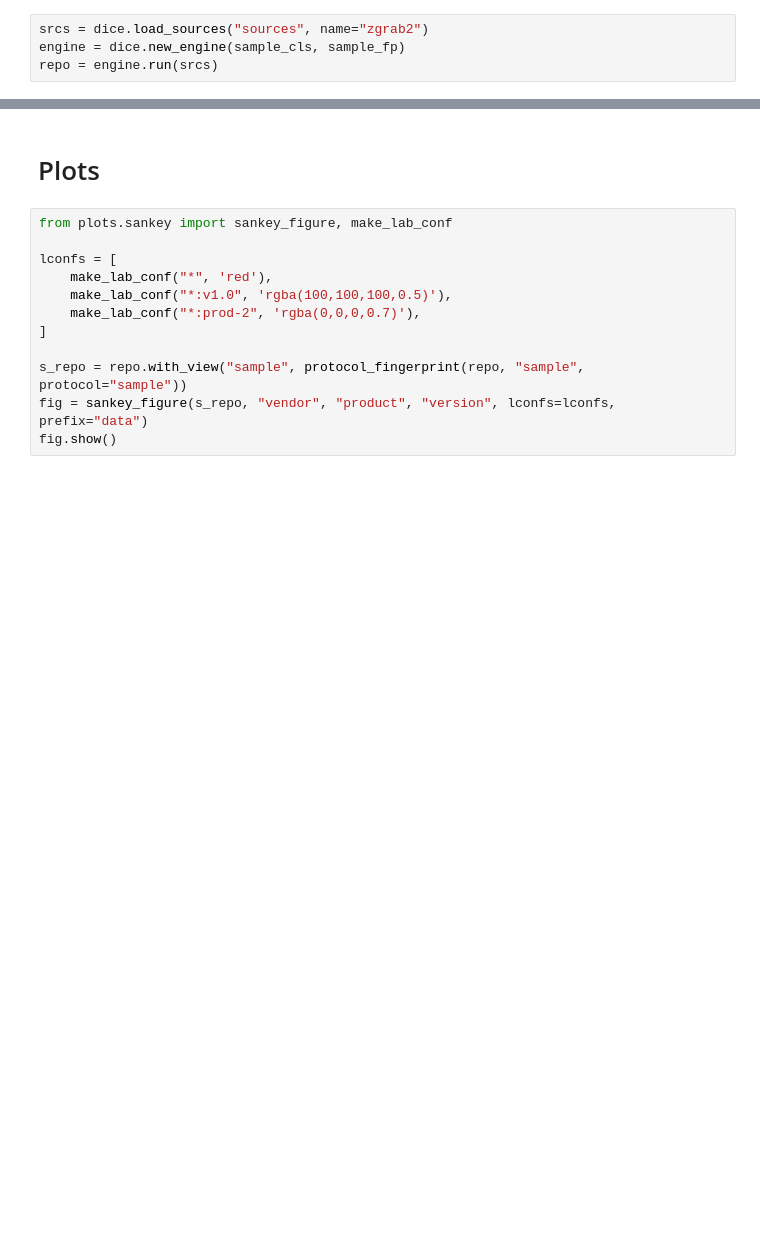
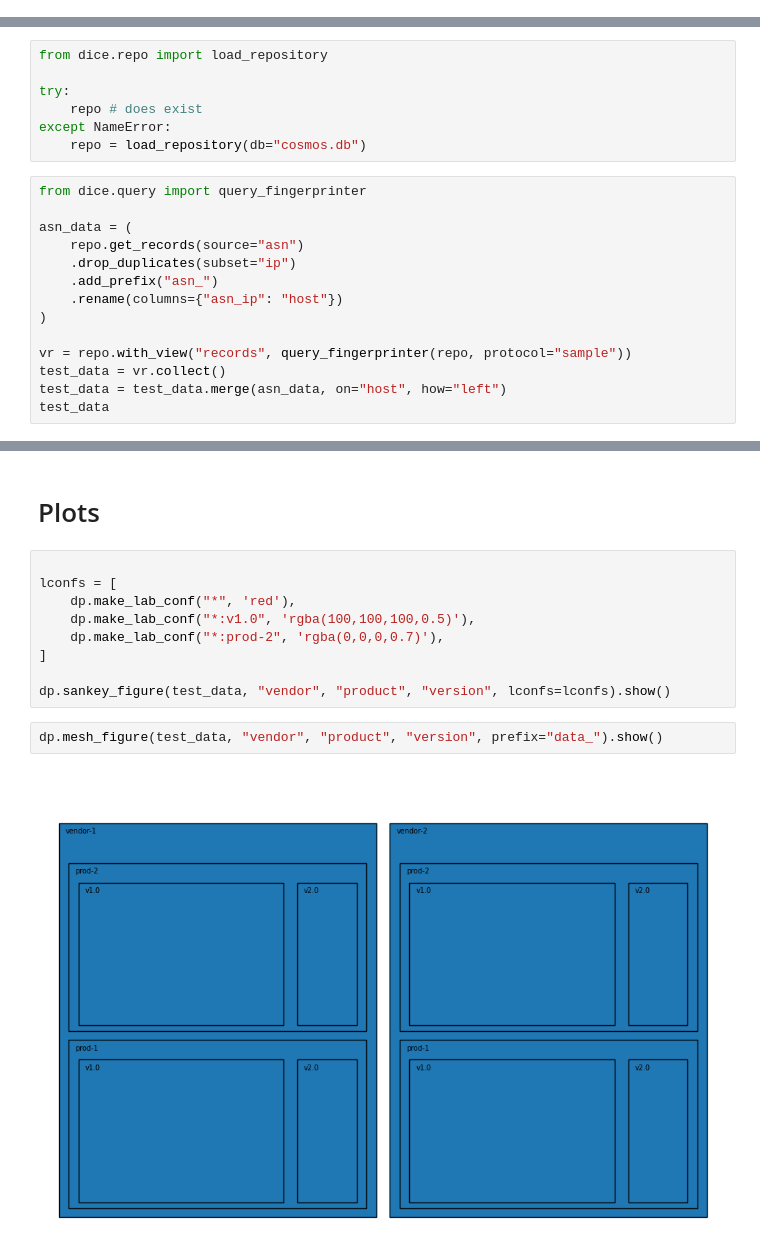
Before and after one commit to RicYaben/dice-mini, a Jupyter notebook: examples/example.ipynb, the cells around one changed output, grey strips where cells are left out. Drawn from its saved outputs; the diff is of its cells as text; blank space fills up the shorter version.

Commit message:
finish dice-mini

```diff
--- a/examples/example.ipynb
+++ b/examples/example.ipynb
@@ -58,4 +53,0 @@ sample_fp = dice.new_fingerprinter(fp_handler, preffix="fp")
-# %%
-srcs = dice.load_sources("sources", name="zgrab2")
-engine = dice.new_engine(sample_cls, sample_fp)
-repo = engine.run(srcs)
@@ -61,0 +56,21 @@ repo = engine.run(srcs)
+# %%
+from dice.repo import load_repository
+
+try:
+    repo # does exist
+except NameError:
+    repo = load_repository(db="cosmos.db")
+# %%
+from dice.query import query_fingerprinter
+
+asn_data = (
+    repo.get_records(source="asn")
+    .drop_duplicates(subset="ip")
+    .add_prefix("asn_")
+    .rename(columns={"asn_ip": "host"})
+)
+
+vr = repo.with_view("records", query_fingerprinter(repo, protocol="sample"))
+test_data = vr.collect()
+test_data = test_data.merge(asn_data, on="host", how="left")
+test_data
@@ -62,14 +84,15 @@ repo = engine.run(srcs)
 # %% [markdown]
 # Plots
 # %%
-from plots.sankey import sankey_figure, make_lab_conf
 
 lconfs = [
-    make_lab_conf("*", 'red'),
-    make_lab_conf("*:v1.0", 'rgba(100,100,100,0.5)'),
-    make_lab_conf("*:prod-2", 'rgba(0,0,0,0.7)'),
+    dp.make_lab_conf("*", 'red'),
+    dp.make_lab_conf("*:v1.0", 'rgba(100,100,100,0.5)'),
+    dp.make_lab_conf("*:prod-2", 'rgba(0,0,0,0.7)'),
 ]
 
-s_repo = repo.with_view("sample", protocol_fingerprint(repo, "sample", protocol="sample"))
-fig = sankey_figure(s_repo, "vendor", "product", "version", lconfs=lconfs, prefix="data")
-fig.show()
+dp.sankey_figure(test_data, "vendor", "product", "version", lconfs=lconfs).show()
+# %%
+dp.mesh_figure(test_data, "vendor", "product", "version", prefix="data_").show()
+# %% [output]
+[figure, added]
```
Also changed, not shown: parts of 9 cells of this notebook, 46 other files.
